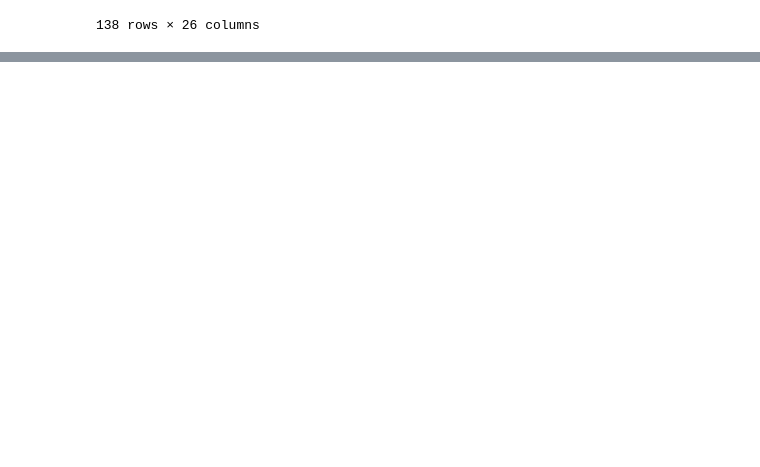
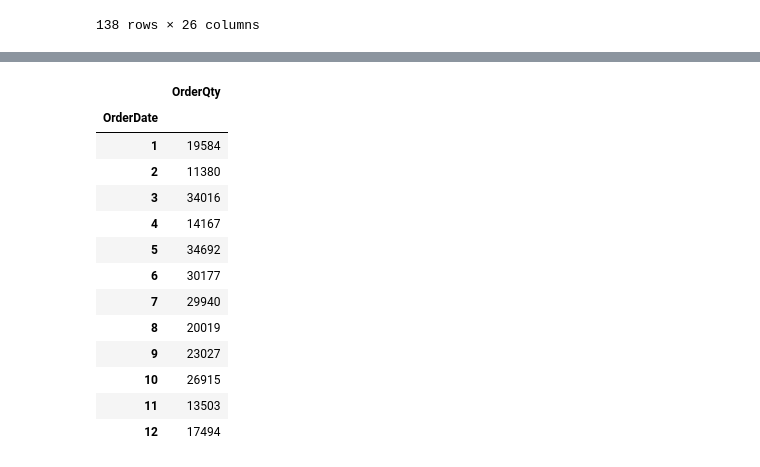
Before and after one commit to Gabrielsldev/DesafioSmarttBot, a Jupyter notebook: code/Desafio_Analytics_Engineer.ipynb, the cells around one changed output, grey strips where cells are left out. Saved outputs shown, nothing was run; the diff lists cells and outputs as text; code cells hidden in the pictures; blank space fills up the shorter version.

```diff
--- a/code/Desafio_Analytics_Engineer.ipynb
+++ b/code/Desafio_Analytics_Engineer.ipynb
@@ -220,0 +271,21 @@ question_5()
+# %%
+chart_data_4 = question_4()
+chart_data_4.reset_index(inplace=True)
+chart_data_4["OrderDate"] = pd.to_datetime(chart_data_4["OrderDate"])
+chart_data_4 = chart_data_4.groupby(chart_data_4["OrderDate"].dt.month).agg({"OrderQty":sum})
+chart_data_4
+# %% [output]
+|  | OrderQty |
+| OrderDate |  |
+| 1 | 19584 |
+| 2 | 11380 |
+| 3 | 34016 |
+| 4 | 14167 |
+| 5 | 34692 |
+| 6 | 30177 |
+| 7 | 29940 |
+| 8 | 20019 |
+| 9 | 23027 |
+| 10 | 26915 |
+| 11 | 13503 |
+| 12 | 17494 |
```
Also changed, not shown: parts of 12 cells of this notebook.
